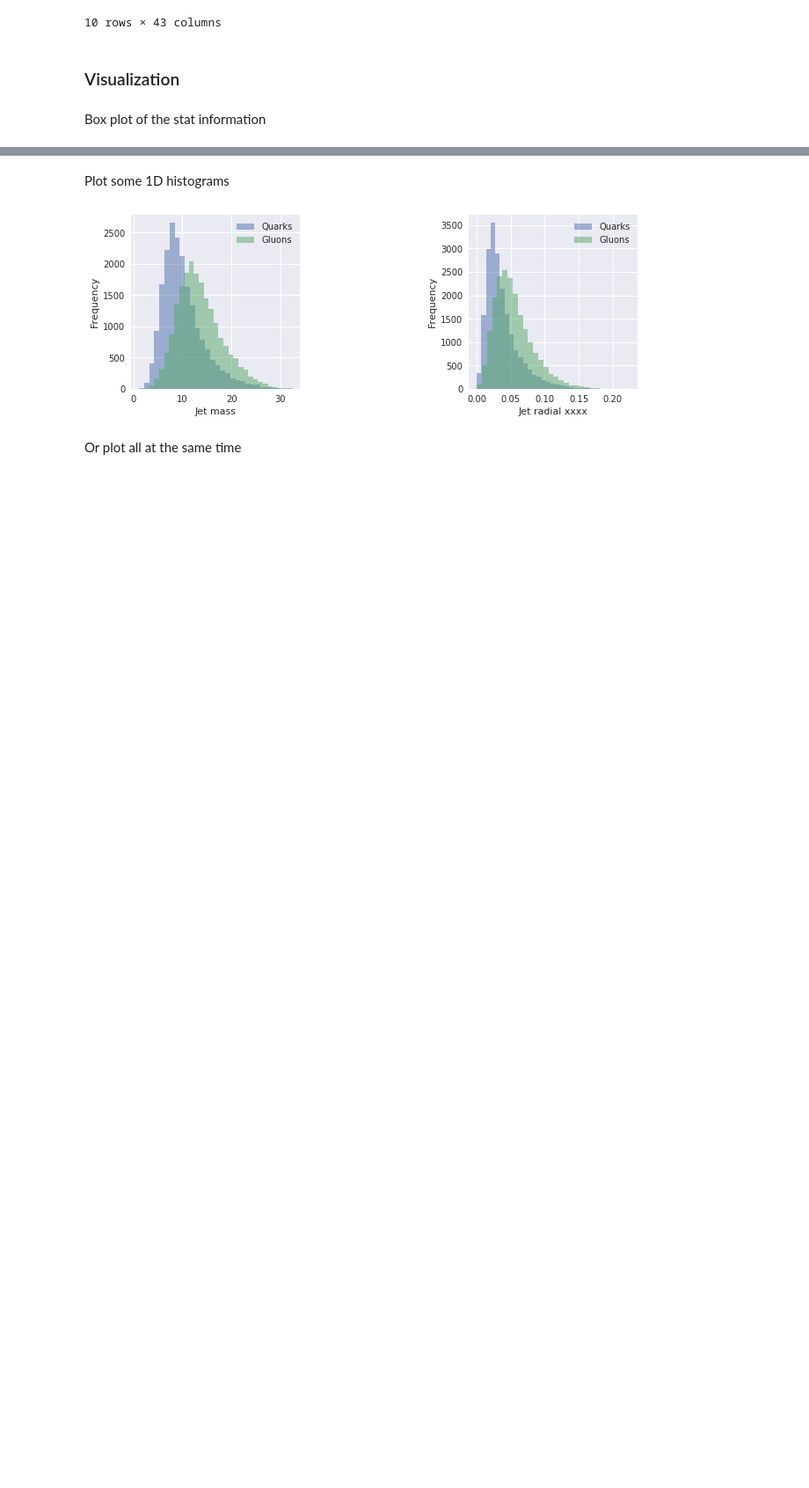
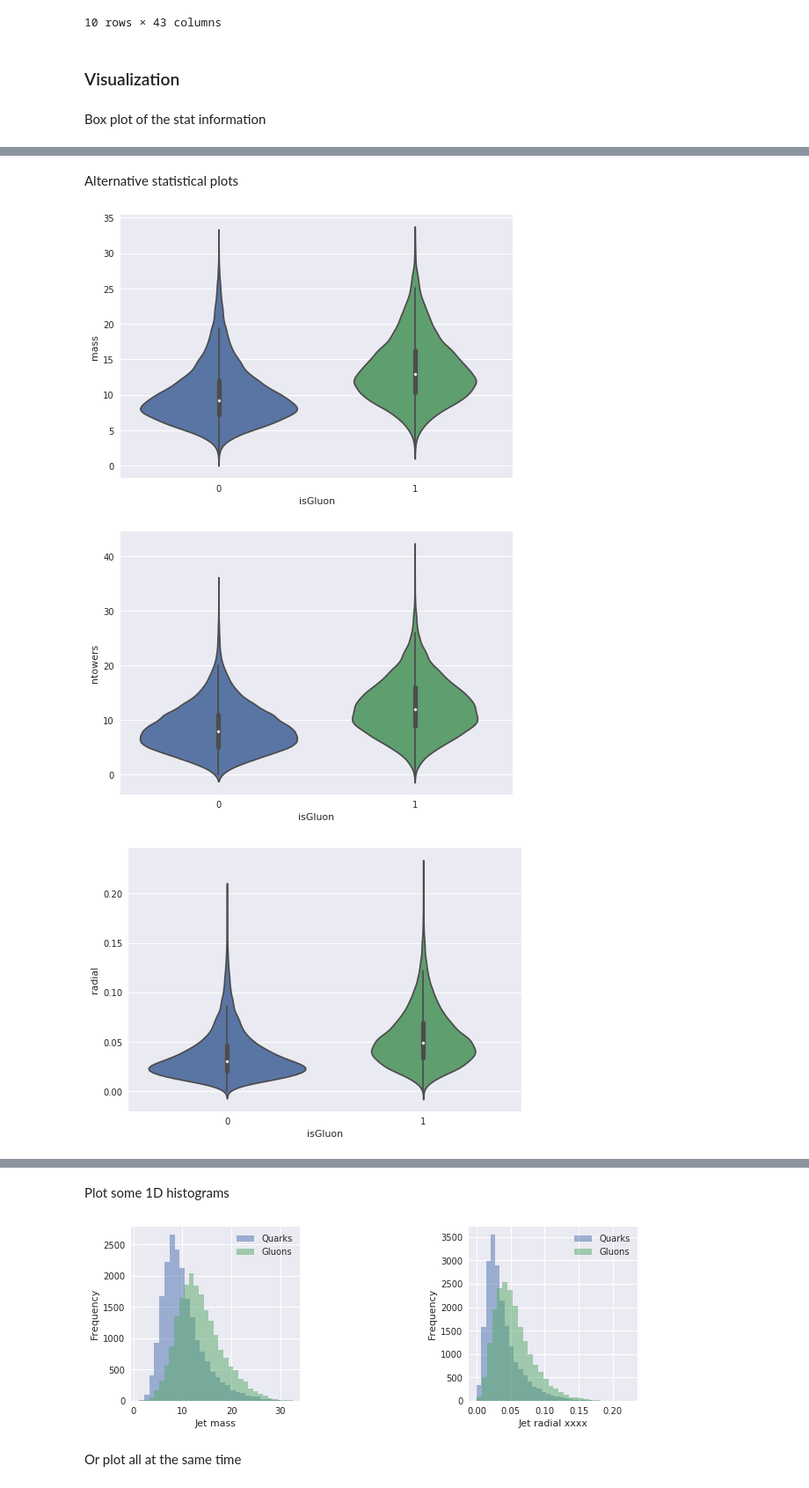
Before and after one commit to cbeiraod/LIPDataScienceSchool_2018, a Jupyter notebook: EDA.ipynb, the cells around one changed output, grey strips where cells are left out. Shown at 88% size. Drawn from its saved outputs; the diff is of its cells as text; code cells hidden in the pictures; blank space fills up the shorter version.

```diff
--- a/EDA.ipynb
+++ b/EDA.ipynb
@@ -49,6 +54,7 @@ dfGluonsModified['isGluon'] = 1
 
 inputData = pd.concat([dfQuarks, dfGluons])
 inputDataTest = pd.concat([dfQuarksModified, dfGluonsModified])
+tmpData = inputData
 
 seed = 42
 inputDataTrain, inputDataValidation = train_test_split(inputData, random_state=seed)
@@ -214,0 +221,21 @@ plt.show()
+# %% [markdown]
+Alternative statistical plots
+# %%
+sns.violinplot(x='isGluon',y='mass',data=tmpData)
+plt.show()
+
+sns.violinplot(x='isGluon',y='ntowers',data=tmpData)
+plt.show()
+
+sns.violinplot(x='isGluon',y='radial',data=tmpData)
+plt.show()
+
+sns.violinplot(x='isGluon',y='dispersion',data=tmpData)
+plt.show()
+
+sns.violinplot(x='isGluon',y='ntracks',data=tmpData)
+plt.show()
+# %% [output]
+[figure, added]
+[figure, added]
+[figure, added]
```
Also changed, not shown: parts of 5 cells of this notebook.
